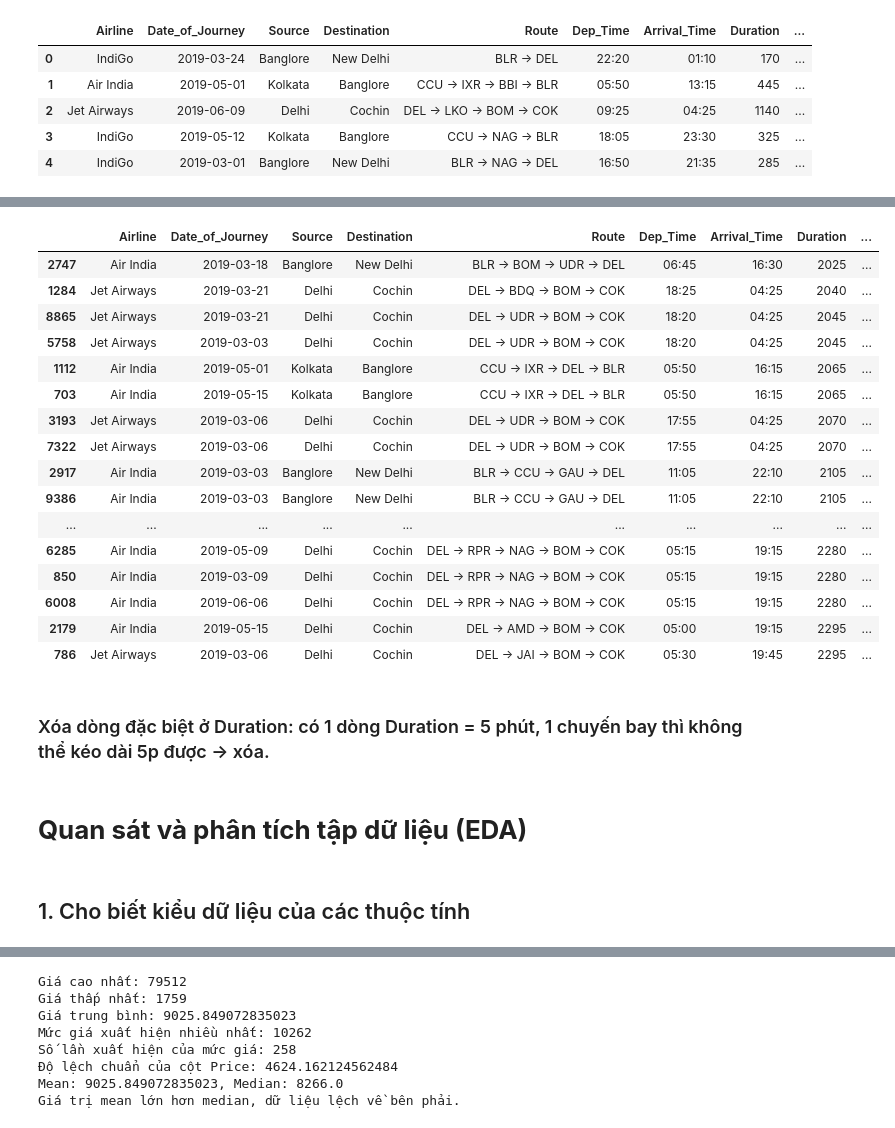
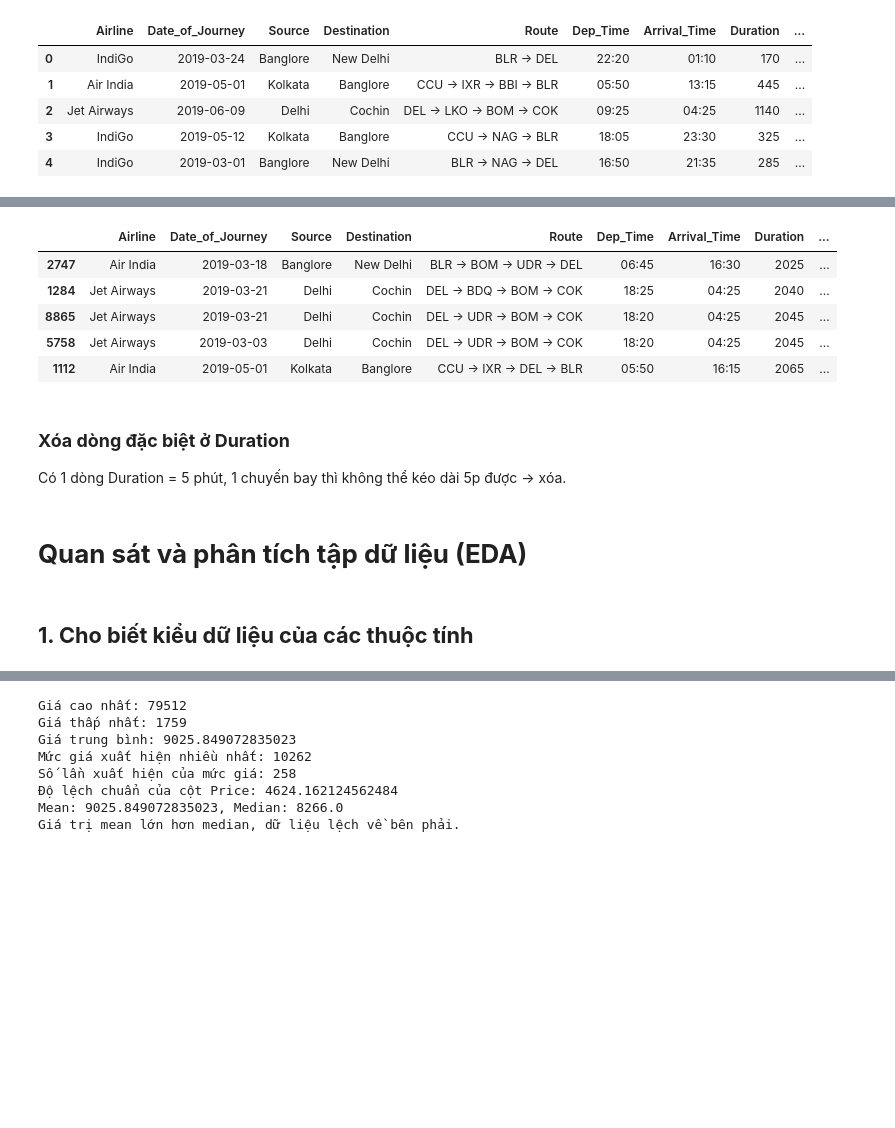
Before and after one commit to Vanniee007/ADA-Final-Project-20CQ.PTDL.05, a Jupyter notebook: FinalProject.ipynb, the cells around one changed output, grey strips where cells are left out. Saved outputs shown, nothing was run; the diff lists cells and outputs as text; code cells hidden in the pictures; blank space fills up the shorter version.

```diff
--- a/FinalProject.ipynb
+++ b/FinalProject.ipynb
@@ -179,48 +214,38 @@ plt.show()
 # %%
 # Tìm giá trị Q1, Q3 và IQR của cột 'Duration'
 Q1_duration = merged_data['Duration'].quantile(0.25)
 Q3_duration = merged_data['Duration'].quantile(0.75)
 IQR_duration = Q3_duration - Q1_duration
 
 # Xác định ngưỡng cho outlier
 lower_bound_duration = Q1_duration - 1.5 * IQR_duration
 upper_bound_duration = Q3_duration + 1.5 * IQR_duration
 
 # Lọc ra các dòng có giá trị 'Duration' là outlier
 outliers_duration = merged_data[(merged_data['Duration'] < lower_bound_duration) | (merged_data['Duration'] > upper_bound_duration)]
 
 # Sắp xếp các dòng outlier theo cột 'Duration' từ bé đến lớn
 sorted_outliers_duration = outliers_duration.sort_values(by='Duration')
 
 # Hiển thị DataFrame sau khi sắp xếp
-sorted_outliers_duration.head(50)
+sorted_outliers_duration.head(5)
 # %% [output]
 |  | Airline | Date_of_Journey | Source | Destination | Route | Dep_Time | Arrival_Time | Duration | ... |
 | 2747 | Air India | 2019-03-18 | Banglore | New Delhi | BLR → BOM → UDR → DEL | 06:45 | 16:30 | 2025 | ... |
 | 1284 | Jet Airways | 2019-03-21 | Delhi | Cochin | DEL → BDQ → BOM → COK | 18:25 | 04:25 | 2040 | ... |
 | 8865 | Jet Airways | 2019-03-21 | Delhi | Cochin | DEL → UDR → BOM → COK | 18:20 | 04:25 | 2045 | ... |
 | 5758 | Jet Airways | 2019-03-03 | Delhi | Cochin | DEL → UDR → BOM → COK | 18:20 | 04:25 | 2045 | ... |
 | 1112 | Air India | 2019-05-01 | Kolkata | Banglore | CCU → IXR → DEL → BLR | 05:50 | 16:15 | 2065 | ... |
-| 703 | Air India | 2019-05-15 | Kolkata | Banglore | CCU → IXR → DEL → BLR | 05:50 | 16:15 | 2065 | ... |
-| 3193 | Jet Airways | 2019-03-06 | Delhi | Cochin | DEL → UDR → BOM → COK | 17:55 | 04:25 | 2070 | ... |
-| 7322 | Jet Airways | 2019-03-06 | Delhi | Cochin | DEL → UDR → BOM → COK | 17:55 | 04:25 | 2070 | ... |
-| 2917 | Air India | 2019-03-03 | Banglore | New Delhi | BLR → CCU → GAU → DEL | 11:05 | 22:10 | 2105 | ... |
-| 9386 | Air India | 2019-03-03 | Banglore | New Delhi | BLR → CCU → GAU → DEL | 11:05 | 22:10 | 2105 | ... |
-| ... | ... | ... | ... | ... | ... | ... | ... | ... | ... |
-| 6285 | Air India | 2019-05-09 | Delhi | Cochin | DEL → RPR → NAG → BOM → COK | 05:15 | 19:15 | 2280 | ... |
-| 850 | Air India | 2019-03-09 | Delhi | Cochin | DEL → RPR → NAG → BOM → COK | 05:15 | 19:15 | 2280 | ... |
-| 6008 | Air India | 2019-06-06 | Delhi | Cochin | DEL → RPR → NAG → BOM → COK | 05:15 | 19:15 | 2280 | ... |
-| 2179 | Air India | 2019-05-15 | Delhi | Cochin | DEL → AMD → BOM → COK | 05:00 | 19:15 | 2295 | ... |
-| 786 | Jet Airways | 2019-03-06 | Delhi | Cochin | DEL → JAI → BOM → COK | 05:30 | 19:45 | 2295 | ... |
 # %% [markdown]
-### Xóa dòng đặc biệt ở Duration: có 1 dòng Duration = 5 phút, 1 chuyến bay thì không thể kéo dài 5p được -> xóa.
+### **Xóa dòng đặc biệt ở Duration**
+Có 1 dòng Duration = 5 phút, 1 chuyến bay thì không thể kéo dài 5p được -> xóa.
 # %%
 # Xóa các dòng có giá trị 'Duration' bằng 5
 merged_data = merged_data[merged_data['Duration'] != 5]
 # %% [markdown]
 # **Quan sát và phân tích tập dữ liệu (EDA)**
 # %% [markdown]
-## 1. Cho biết kiểu dữ liệu của các thuộc tính
+## **1. Cho biết kiểu dữ liệu của các thuộc tính**
 # %%
 # Hiển thị thông tin về DataFrame
 merged_data.info()
```
Also changed, not shown: parts of 86 cells of this notebook.
